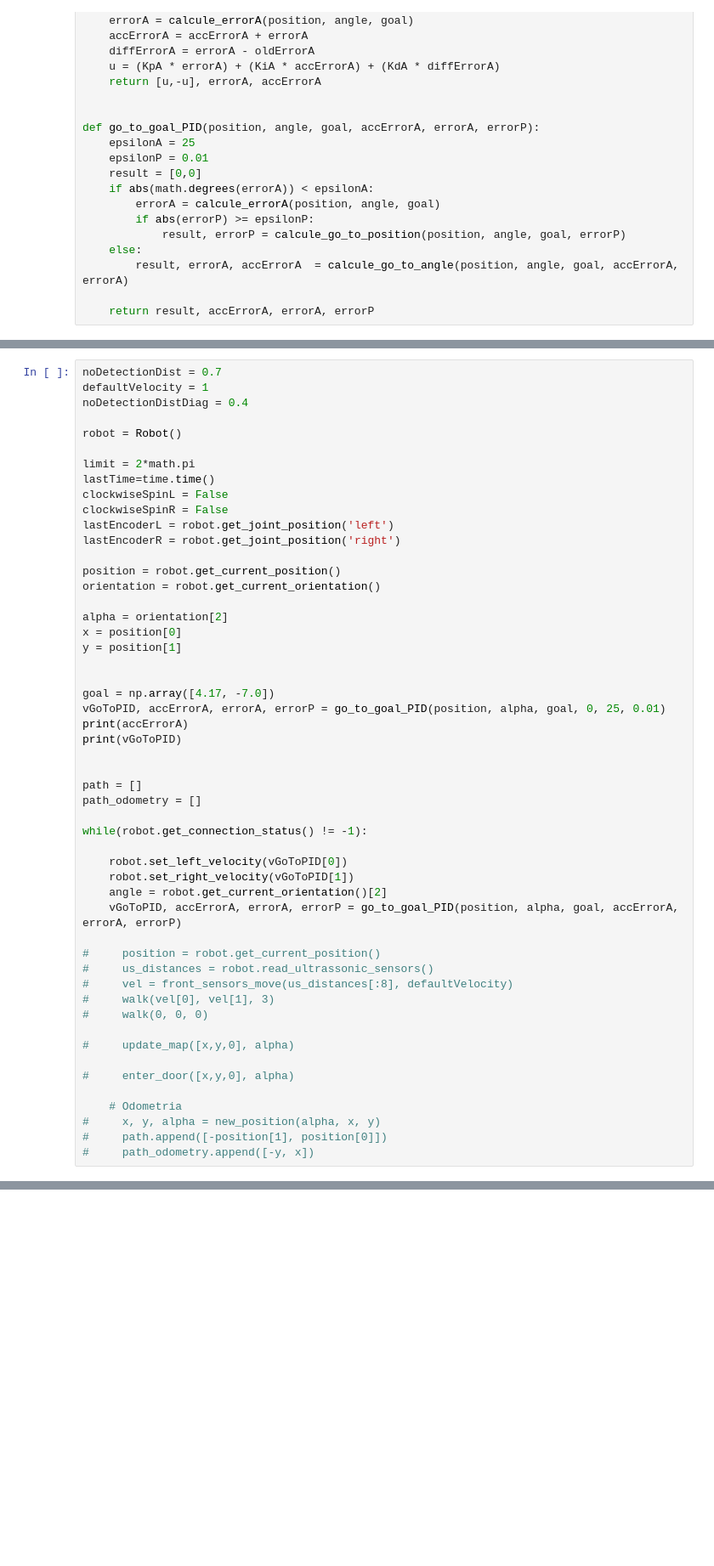
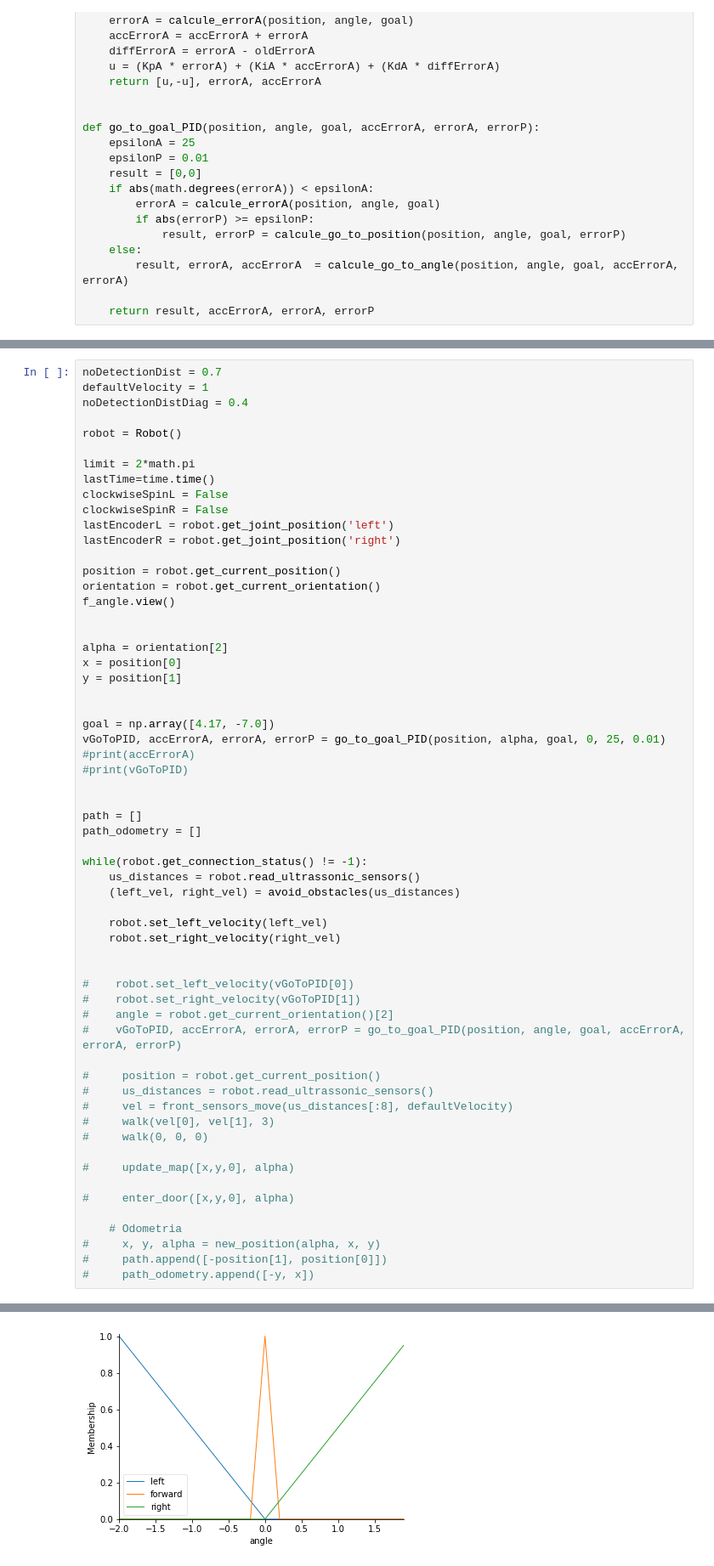
Before and after one commit to pedroonop/MO651, a Jupyter notebook: P2/codes/trabalho2.ipynb, the cells around one changed output, grey strips where cells are left out. Shown: that part at 85% size. Drawn from its saved outputs; the diff is of its cells as text; blank space fills up the shorter version.

Commit message:
Avoid Obstacle com Fuzzy

```diff
--- a/P2/codes/trabalho2.ipynb
+++ b/P2/codes/trabalho2.ipynb
@@ -324,6 +378,8 @@ lastEncoderR = robot.get_joint_position('right')
 
 position = robot.get_current_position()
 orientation = robot.get_current_orientation()
+f_angle.view()
+
 
 alpha = orientation[2]
 x = position[0]
@@ -332,19 +388,25 @@ y = position[1]
 
 goal = np.array([4.17, -7.0])
 vGoToPID, accErrorA, errorA, errorP = go_to_goal_PID(position, alpha, goal, 0, 25, 0.01)
-print(accErrorA)
-print(vGoToPID)
+#print(accErrorA)
+#print(vGoToPID)
 
 
 path = []
 path_odometry = []
 
 while(robot.get_connection_status() != -1):
+    us_distances = robot.read_ultrassonic_sensors()
+    (left_vel, right_vel) = avoid_obstacles(us_distances)
 
-    robot.set_left_velocity(vGoToPID[0])
-    robot.set_right_velocity(vGoToPID[1])
-    angle = robot.get_current_orientation()[2]
-    vGoToPID, accErrorA, errorA, errorP = go_to_goal_PID(position, alpha, goal, accErrorA, errorA, errorP)
+    robot.set_left_velocity(left_vel)
+    robot.set_right_velocity(right_vel)
+
+
+#    robot.set_left_velocity(vGoToPID[0])
+#    robot.set_right_velocity(vGoToPID[1])
+#    angle = robot.get_current_orientation()[2]
+#    vGoToPID, accErrorA, errorA, errorP = go_to_goal_PID(position, angle, goal, accErrorA, errorA, errorP)
 
 #     position = robot.get_current_position()
 #     us_distances = robot.read_ultrassonic_sensors()
@@ -381,3 +443,4 @@ Connected to remoteApi server.
+[figure, added]
 # %%
 if(len(path) > 0):
     path = np.array(path)
```
Also changed, not shown: parts of 3 cells of this notebook.
